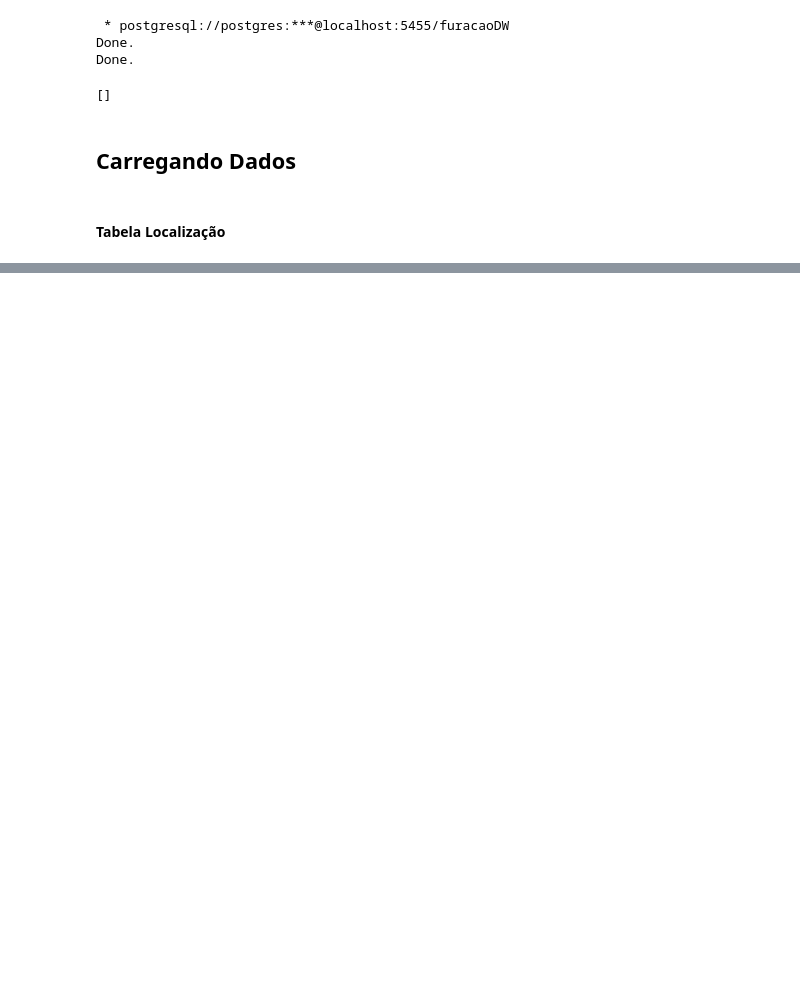
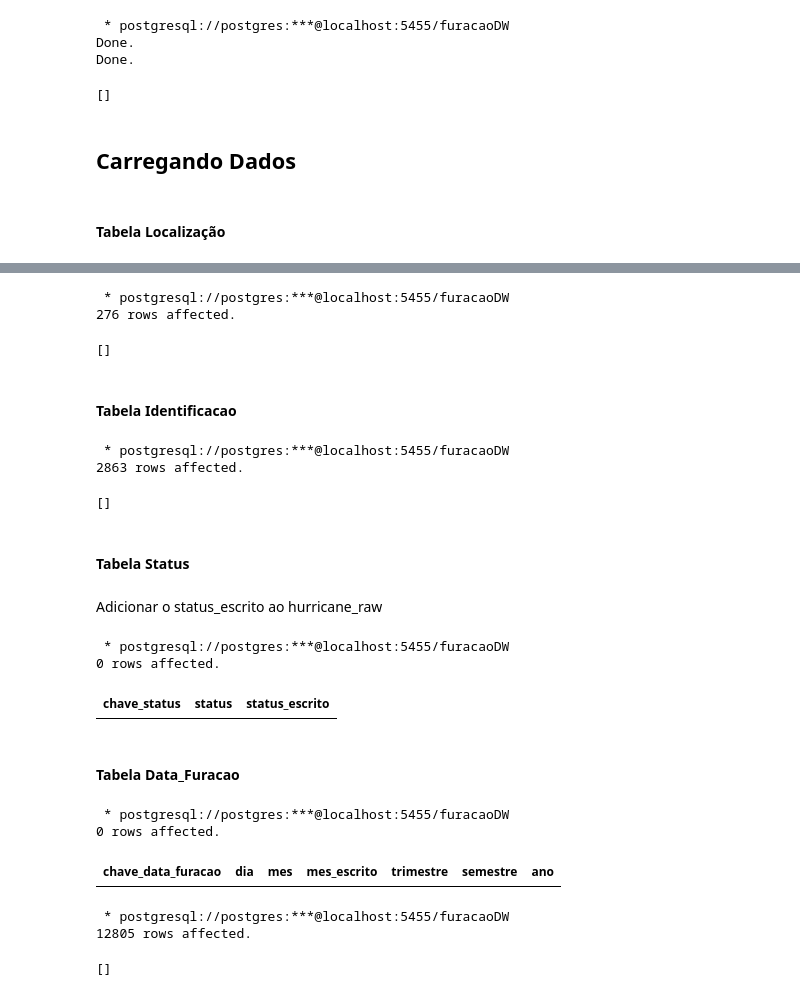
Before and after one commit to kibonusp/processamento-analitico, a Jupyter notebook: etl.ipynb, the cells around one changed output, grey strips where cells are left out. Drawn from its saved outputs; the diff is of its cells as text; code cells hidden in the pictures; blank space fills up the shorter version.

```diff
--- a/etl.ipynb
+++ b/etl.ipynb
@@ -983,0 +1000,49 @@ Done.
+# %%
+%%sql
+INSERT INTO HORARIO (hora_utc, hora_local)
+SELECT DISTINCT time, local_time
+FROM HURRICANE_RAW;
+# %% [output]
+ * postgresql://postgres:***@localhost:5455/furacaoDW
+276 rows affected.
+[]
+# %% [markdown]
+#### Tabela Identificacao
+# %%
+%%sql
+INSERT INTO IDENTIFICACAO (id, nome)
+SELECT DISTINCT id, name
+FROM HURRICANE_RAW;
+# %% [output]
+ * postgresql://postgres:***@localhost:5455/furacaoDW
+2863 rows affected.
+[]
+# %% [markdown]
+#### Tabela Status
+# %% [markdown]
+Adicionar o status_escrito ao hurricane_raw
+# %%
+%%sql
+SELECT * FROM Status;
+# %% [output]
+ * postgresql://postgres:***@localhost:5455/furacaoDW
+0 rows affected.
+| chave_status | status | status_escrito |
+# %% [markdown]
+#### Tabela Data_Furacao
+# %%
+%%sql
+SELECT * FROM DATA_FURACAO LIMIT 1;
+# %% [output]
+ * postgresql://postgres:***@localhost:5455/furacaoDW
+0 rows affected.
+| chave_data_furacao | dia | mes | mes_escrito | trimestre | semestre | ano |
+# %%
+%%sql
+INSERT INTO Data_Furacao (dia, mes, mes_escrito, trimestre, semestre, ano)
+SELECT DISTINCT EXTRACT(DAY FROM date), EXTRACT(MONTH FROM date), written_month, EXTRACT(QUARTER FROM date), (EXTRACT(QUARTER FROM date)/2), EXTRACT(YEAR FROM date)
+FROM HURRICANE_RAW;
+# %% [output]
+ * postgresql://postgres:***@localhost:5455/furacaoDW
+12805 rows affected.
+[]
```
Also changed, not shown: parts of 33 cells of this notebook, 4 other files.
